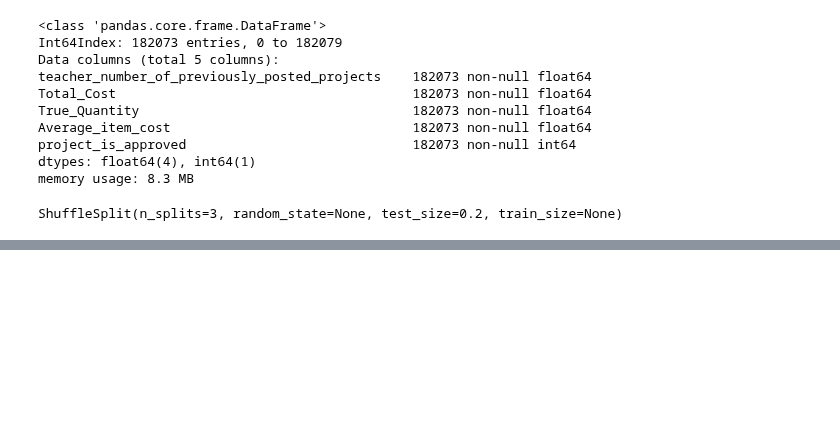
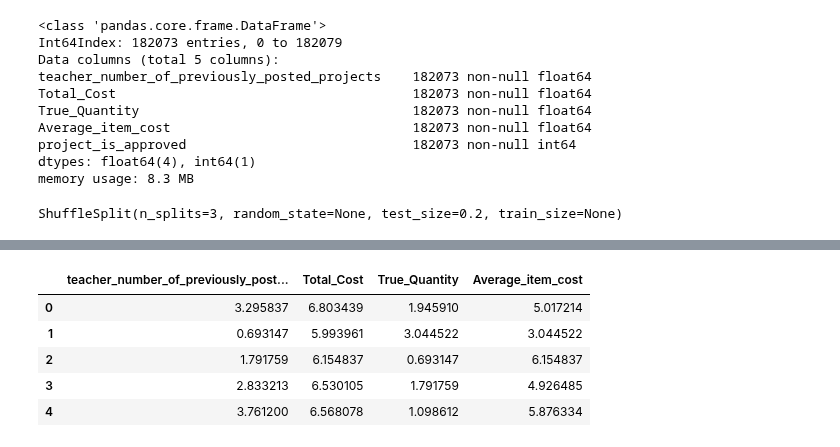
Before and after one commit to davestroud/DataMining_SMU, a Jupyter notebook: MiniLabv1_balance_dstroud.ipynb, the cells around one changed output, grey strips where cells are left out. Drawn from its saved outputs; the diff is of its cells as text; code cells hidden in the pictures; blank space fills up the shorter version.

```diff
--- a/MiniLabv1_balance_dstroud.ipynb
+++ b/MiniLabv1_balance_dstroud.ipynb
@@ -217,0 +218,9 @@ plt.show()
+# %%
+df.head()
+# %% [output]
+|  | teacher_number_of_previously_post... | Total_Cost | True_Quantity | Average_item_cost |
+| 0 | 3.295837 | 6.803439 | 1.945910 | 5.017214 |
+| 1 | 0.693147 | 5.993961 | 3.044522 | 3.044522 |
+| 2 | 1.791759 | 6.154837 | 0.693147 | 6.154837 |
+| 3 | 2.833213 | 6.530105 | 1.791759 | 4.926485 |
+| 4 | 3.761200 | 6.568078 | 1.098612 | 5.876334 |
```
Also changed, not shown: parts of 3 cells of this notebook, 2 other files.
